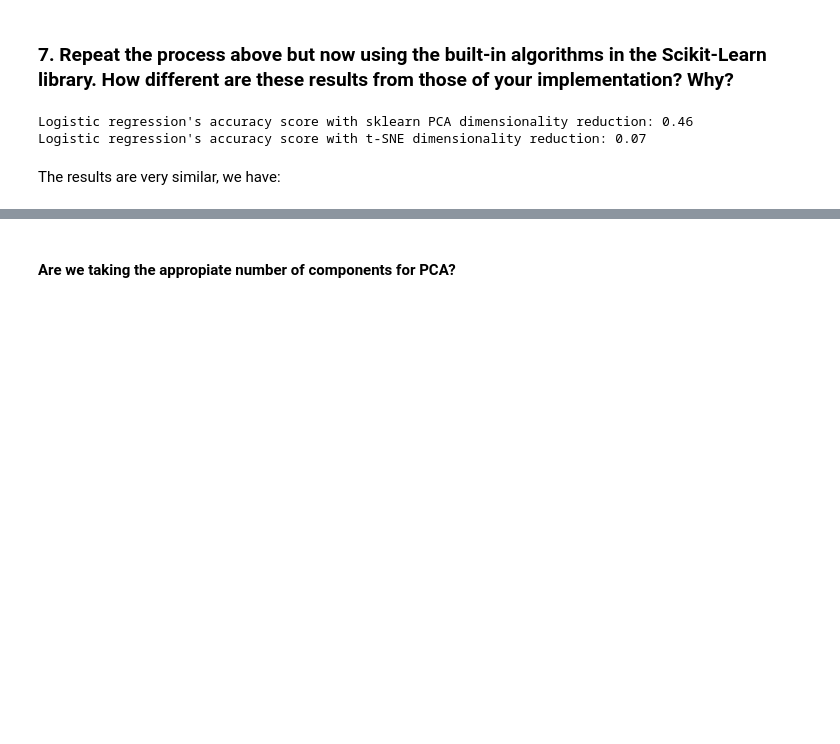
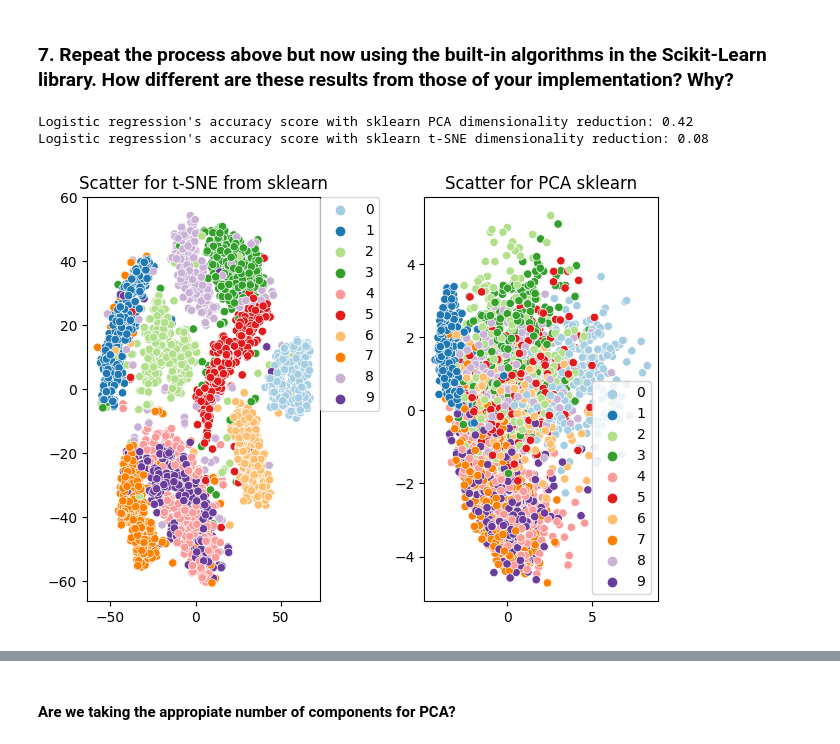
Before and after one commit to jolual2747/unsupervised_learning_workshop1, a Jupyter notebook: workshop_development.ipynb, the cells around one changed output, grey strips where cells are left out. Drawn from its saved outputs; the diff is of its cells as text; code cells hidden in the pictures; blank space fills up the shorter version.

```diff
--- a/workshop_development.ipynb
+++ b/workshop_development.ipynb
@@ -350,9 +349,18 @@ X_train_sk_pca = sk_pca.fit_transform(X_train_s)
 X_test_sk_pca = sk_pca.transform(X_test_s)
 
 print(f"Logistic regression's accuracy score with sklearn PCA dimensionality reduction: {make_logistic_regression(X_train_sk_pca, y_train_s, X_test_sk_pca, y_test_s)}")
-print(f"Logistic regression's accuracy score with t-SNE dimensionality reduction: {make_logistic_regression(X_train_sk_tsne, y_train_s, X_test_sk_tsne, y_test_s)}")
+print(f"Logistic regression's accuracy score with sklearn t-SNE dimensionality reduction: {make_logistic_regression(X_train_sk_tsne, y_train_s, X_test_sk_tsne, y_test_s)}")
 # %% [output]
-Logistic regression's accuracy score with sklearn PCA dimensionality reduction: 0.46
-Logistic regression's accuracy score with t-SNE dimensionality reduction: 0.07
+Logistic regression's accuracy score with sklearn PCA dimensionality reduction: 0.42
+Logistic regression's accuracy score with sklearn t-SNE dimensionality reduction: 0.08
-# %% [markdown]
-The results are very similar, we have:
+# %%
+fig, axes = plt.subplots(1,2)
+axes[0].set_title('Scatter for t-SNE from sklearn')
+sns.scatterplot(x = X_train_sk_tsne[:,0], y = X_train_sk_tsne[:,1], hue = y_train_s, ax = axes[0], palette='Paired')
+axes[0].legend(bbox_to_anchor = (1,1), loc = 2, borderaxespad = 0.)
+axes[1].set_title('Scatter for PCA sklearn')
+sns.scatterplot(x = X_train_sk_pca[:,0], y = X_train_sk_pca[:,1], hue = y_train_s, ax = axes[1], palette='Paired')
+plt.tight_layout()
+plt.show()
+# %% [output]
+[figure, added]
```
Also changed, not shown: parts of 14 cells of this notebook, 1 other file.
